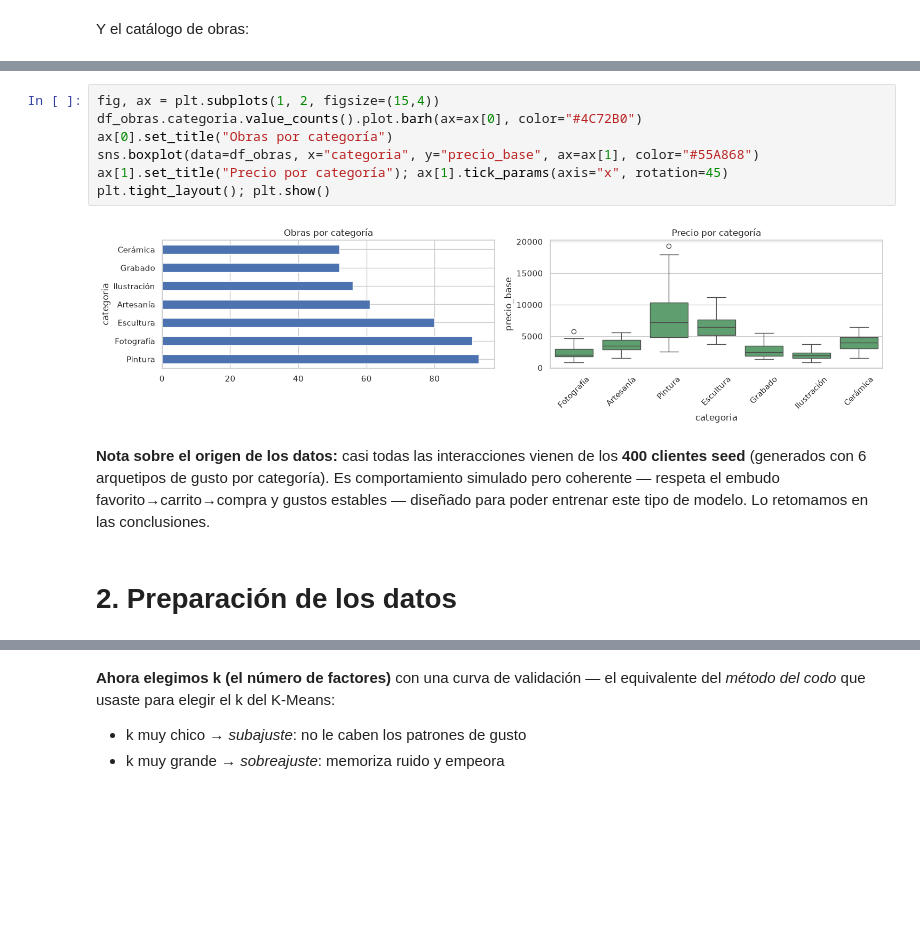
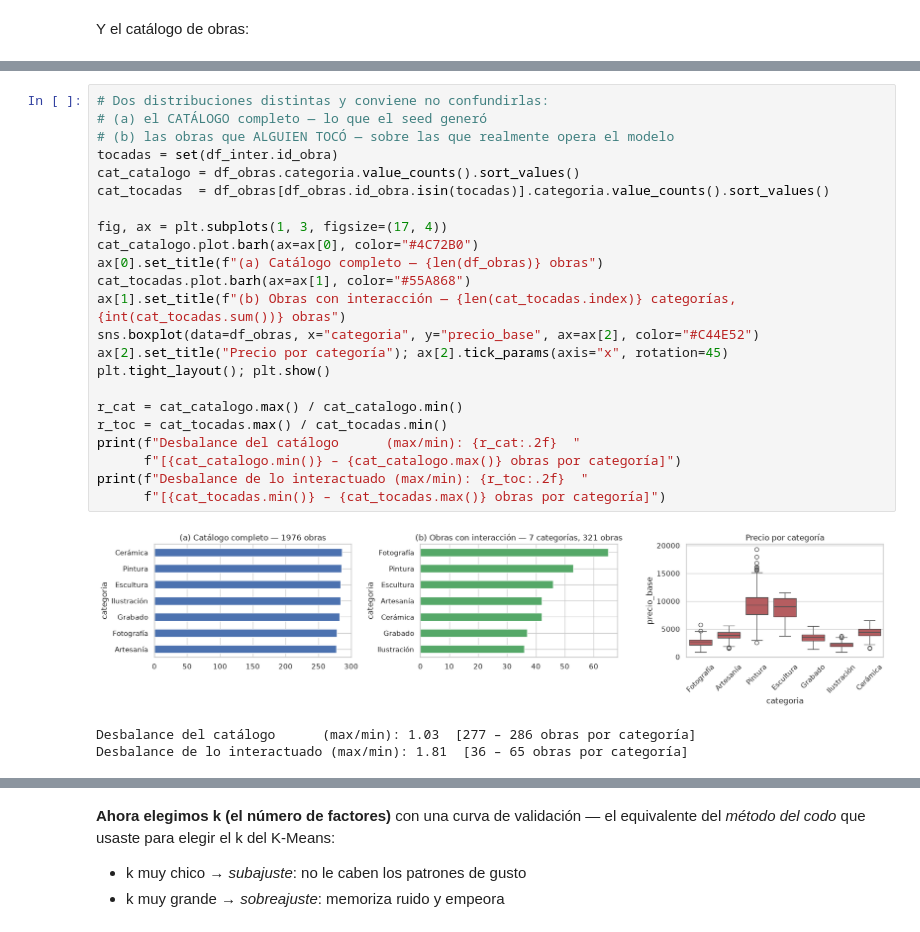
Before and after one commit to Gustavo5B/Nub_studio_back, a Jupyter notebook: notebooks/sistema_recomendacion_carrito.ipynb, the cells around one changed output, grey strips where cells are left out. Cells and saved outputs as stored; diff of their text form; blank space fills up the shorter version.

```diff
--- a/notebooks/sistema_recomendacion_carrito.ipynb
+++ b/notebooks/sistema_recomendacion_carrito.ipynb
@@ -205,16 +456,27 @@ Obras del catálogo SIN ninguna interacción: 171 de 485
 # %%
-fig, ax = plt.subplots(1, 2, figsize=(15,4))
-df_obras.categoria.value_counts().plot.barh(ax=ax[0], color="#4C72B0")
-ax[0].set_title("Obras por categoría")
-sns.boxplot(data=df_obras, x="categoria", y="precio_base", ax=ax[1], color="#55A868")
-ax[1].set_title("Precio por categoría"); ax[1].tick_params(axis="x", rotation=45)
+# Dos distribuciones distintas y conviene no confundirlas:
+# (a) el CATÁLOGO completo — lo que el seed generó
+# (b) las obras que ALGUIEN TOCÓ — sobre las que realmente opera el modelo
+tocadas = set(df_inter.id_obra)
+cat_catalogo = df_obras.categoria.value_counts().sort_values()
+cat_tocadas  = df_obras[df_obras.id_obra.isin(tocadas)].categoria.value_counts().sort_values()
+
+fig, ax = plt.subplots(1, 3, figsize=(17, 4))
+cat_catalogo.plot.barh(ax=ax[0], color="#4C72B0")
+ax[0].set_title(f"(a) Catálogo completo — {len(df_obras)} obras")
+cat_tocadas.plot.barh(ax=ax[1], color="#55A868")
+ax[1].set_title(f"(b) Obras con interacción — {len(cat_tocadas.index)} categorías, {int(cat_tocadas.sum())} obras")
+sns.boxplot(data=df_obras, x="categoria", y="precio_base", ax=ax[2], color="#C44E52")
+ax[2].set_title("Precio por categoría"); ax[2].tick_params(axis="x", rotation=45)
 plt.tight_layout(); plt.show()
+
+r_cat = cat_catalogo.max() / cat_catalogo.min()
+r_toc = cat_tocadas.max() / cat_tocadas.min()
+print(f"Desbalance del catálogo      (max/min): {r_cat:.2f}  "
+      f"[{cat_catalogo.min()} – {cat_catalogo.max()} obras por categoría]")
+print(f"Desbalance de lo interactuado (max/min): {r_toc:.2f}  "
+      f"[{cat_tocadas.min()} – {cat_tocadas.max()} obras por categoría]")
 # %% [output]
-[figure, old version]
+[figure, new version]
+Desbalance del catálogo      (max/min): 1.03  [277 – 286 obras por categoría]
+Desbalance de lo interactuado (max/min): 1.81  [36 – 65 obras por categoría]
-# %% [markdown]
-**Nota sobre el origen de los datos:** casi todas las interacciones vienen de los **400
-clientes seed** (generados con 6 arquetipos de gusto por categoría). Es comportamiento simulado
-pero coherente — respeta el embudo favorito→carrito→compra y gustos estables — diseñado para
-poder entrenar este tipo de modelo. Lo retomamos en las conclusiones.
-# %% [markdown]
-# 2. Preparación de los datos
```
Also changed, not shown: parts of 73 cells of this notebook, 6 other files.
